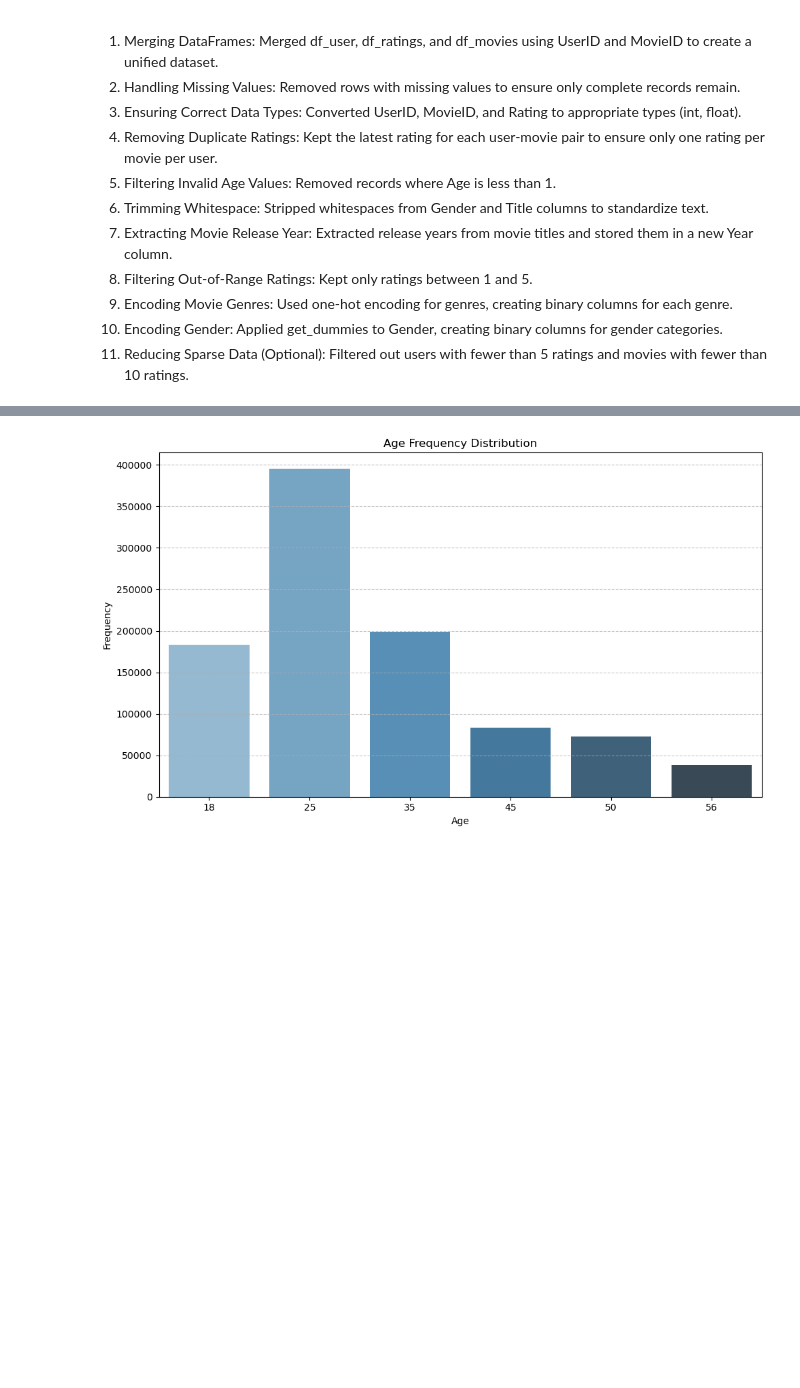
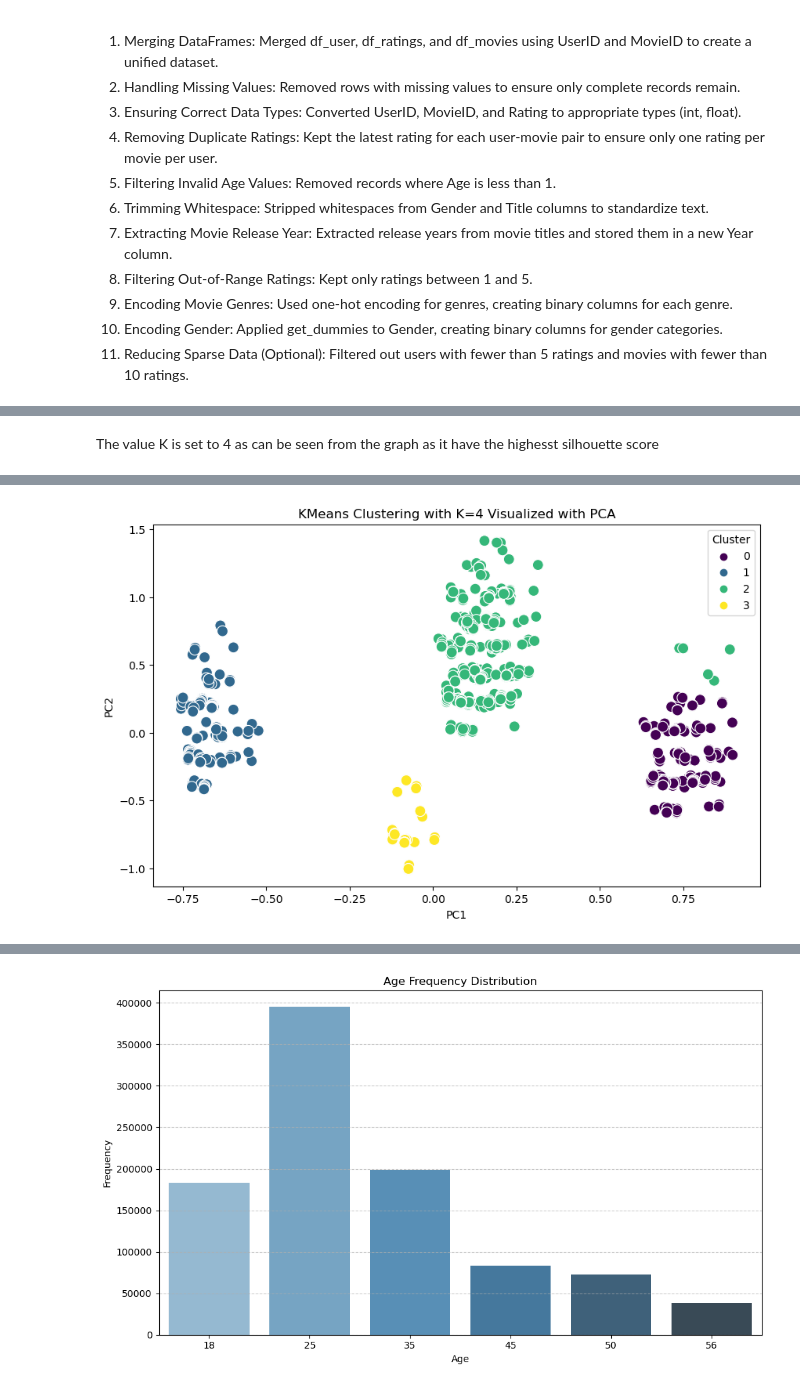
Before and after one commit to nhat117/Assignment2, a Jupyter notebook: A3code-Nhat.ipynb, the cells around one changed output, grey strips where cells are left out. Cells and saved outputs as stored; diff of their text form; code cells hidden in the pictures; blank space fills up the shorter version.

```diff
--- a/A3code-Nhat.ipynb
+++ b/A3code-Nhat.ipynb
@@ -150,0 +259,18 @@ df_cleaned = clean_recommender_data(df_user, df_ratings, df_movies)
+# %% [markdown]
+The value K is set to 4 as can be seen from the graph as it have the highesst silhouette score
+# %%
+
+# Train KMeans with K = 3
+kmeans = KMeans(n_clusters=4, random_state=42)
+clusters = kmeans.fit_predict(df_pca )
+
+
+df_pca['Cluster'] = clusters
+
+# Plot the clusters
+plt.figure(figsize=(10, 6))
+sns.scatterplot(x='PC1', y='PC2', hue='Cluster',
+                palette='viridis', data=df_pca, legend='full', s=100)
+plt.title('KMeans Clustering with K=4 Visualized with PCA')
+plt.show()
+# %% [output]
@@ -150,0 +278 @@ df_cleaned = clean_recommender_data(df_user, df_ratings, df_movies)
+[figure, added]
```
Also changed, not shown: parts of 31 cells of this notebook.
